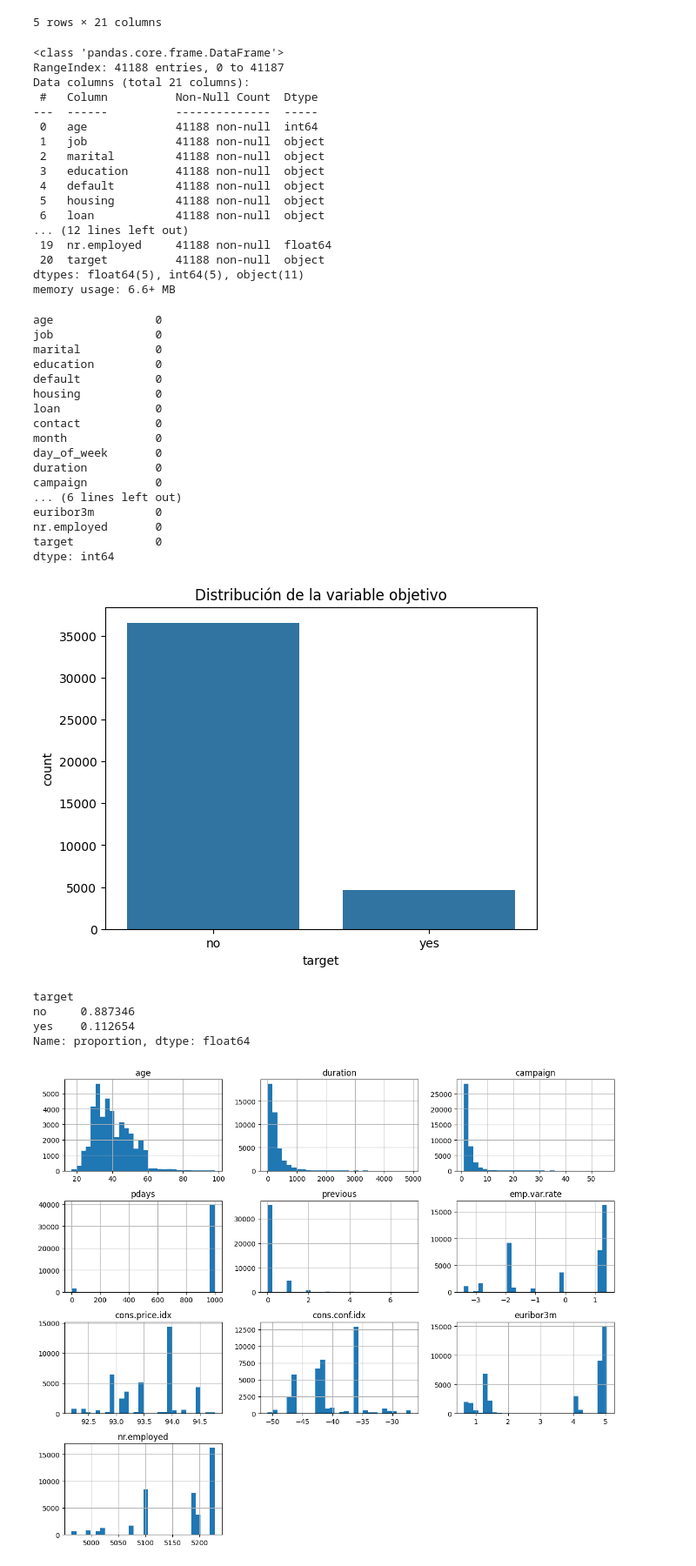
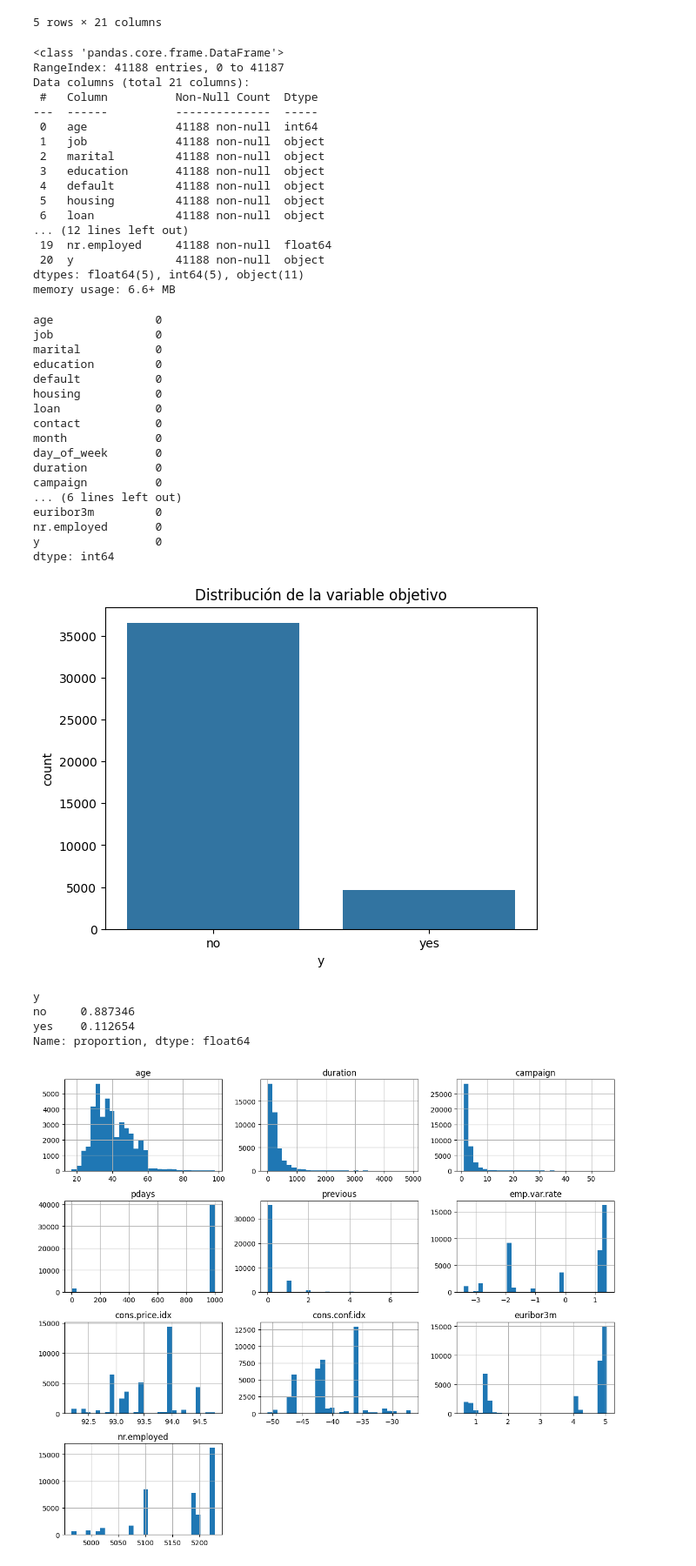
Before and after one commit to JozueDev/Proyecto-de-Regresi-n-Log-stica, a Jupyter notebook: src/explore.ipynb, the cells around one changed output. Shown: that part at 87% size. Saved outputs shown, nothing was run; the diff lists cells and outputs as text; code cells hidden in the pictures.

```diff
--- a/src/explore.ipynb
+++ b/src/explore.ipynb
@@ -24,8 +24,6 @@ df.head()
 | 3 | 40 | admin. | married | basic.6y | no | no | no | telephone | may | mon | ... |
 | 4 | 56 | services | married | high.school | no | no | yes | telephone | may | mon | ... |
 5 rows × 21 columns
-# %%
-df.rename(columns={'y': 'target'}, inplace=True)
 # %%
 # 3. Exploración inicial
 df.info()
@@ -46,7 +44,7 @@ Data columns (total 21 columns):
  6   loan            41188 non-null  object
 ... (12 lines left out)
  19  nr.employed     41188 non-null  float64
- 20  target          41188 non-null  object
+ 20  y               41188 non-null  object
 dtypes: float64(5), int64(5), object(11)
 memory usage: 6.6+ MB
 age               0
@@ -64,17 +62,17 @@ campaign          0
 ... (6 lines left out)
 euribor3m         0
 nr.employed       0
-target            0
+y                 0
 dtype: int64
 # %%
 # 4. Análisis de la variable objetivo (binaria)
-sns.countplot(x='target', data=df)
+sns.countplot(x='y', data=df)
 plt.title('Distribución de la variable objetivo')
 plt.show()
-df['target'].value_counts(normalize=True)
+df['y'].value_counts(normalize=True)
 # %% [output]
-[figure, old version]
+[figure, new version]
-target
+y
 no     0.887346
 yes    0.112654
 Name: proportion, dtype: float64
```
Also changed, not shown: parts of 12 cells of this notebook.
